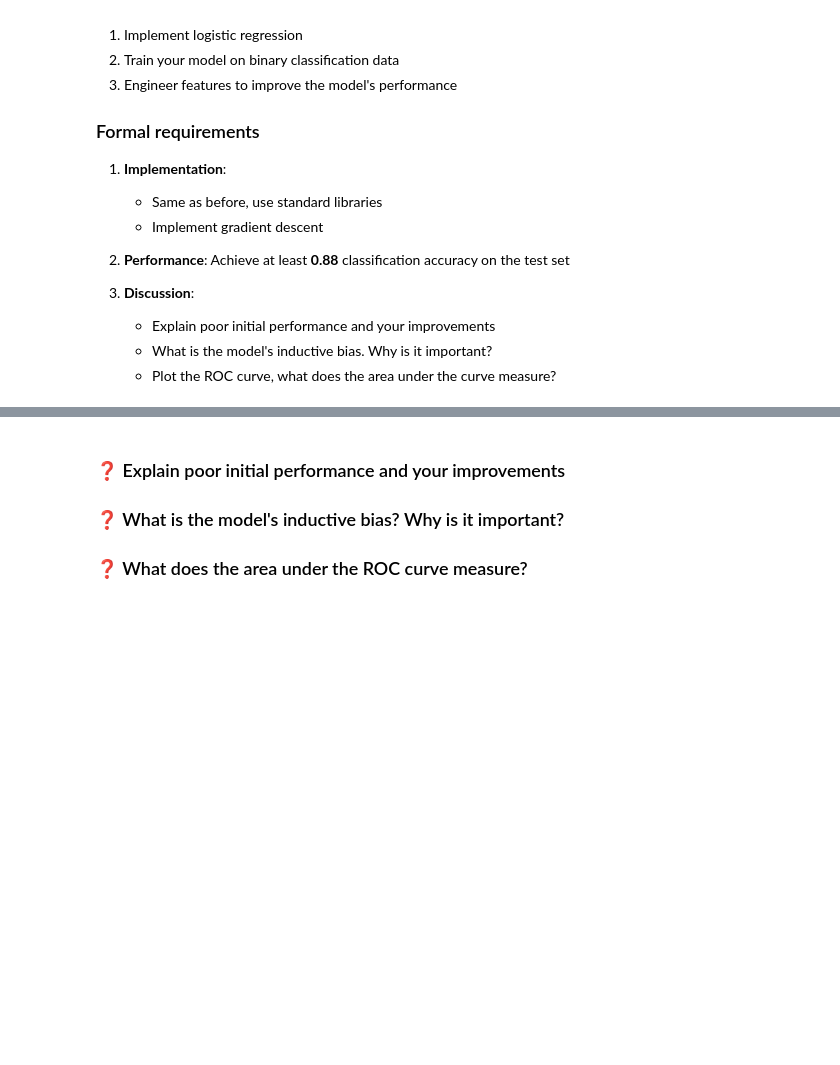
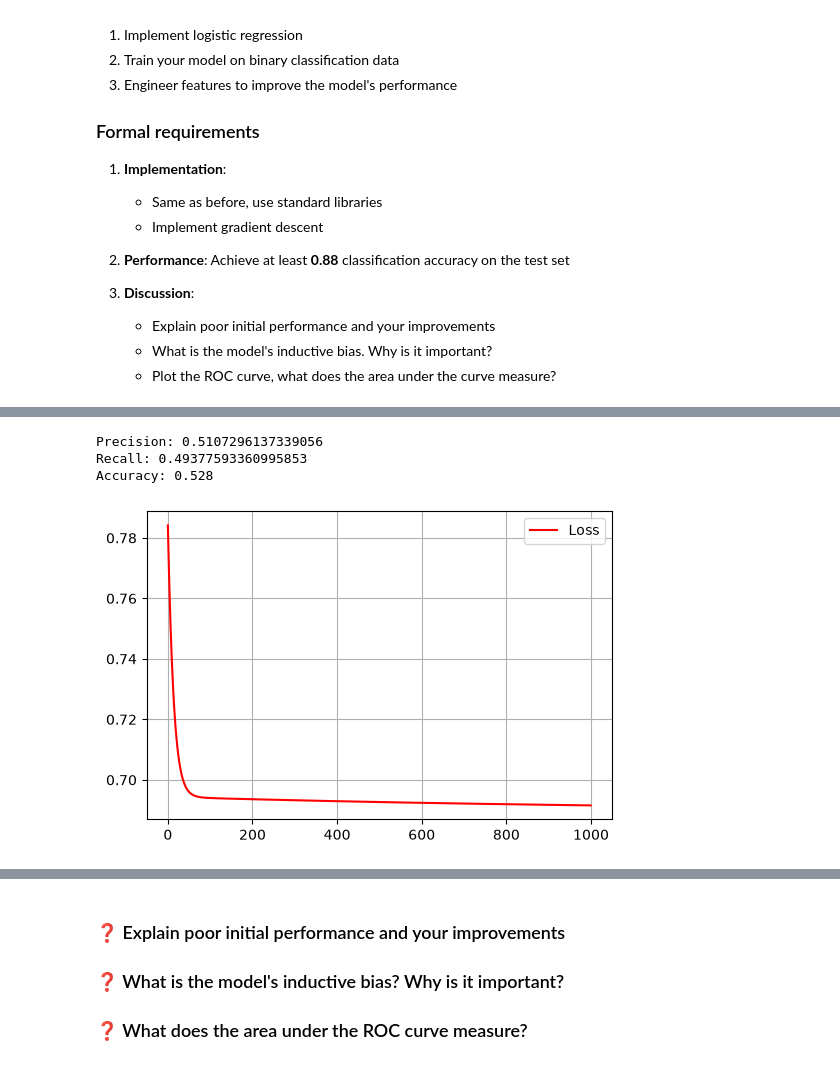
Before and after one commit to savmidt/tdt4172_intro_ml, a Jupyter notebook: Assignment1-1/problem.ipynb, the cells around one changed output, grey strips where cells are left out. Cells and saved outputs as stored; diff of their text form; code cells hidden in the pictures; blank space fills up the shorter version.

```diff
--- a/Assignment1-1/problem.ipynb
+++ b/Assignment1-1/problem.ipynb
@@ -196,0 +191,31 @@ conf = confusion_matrix(y_test, pred)
+# %%
+x_test = test[['x0', 'x1']].values
+y_test = test['y'].values
+
+pred = log.predict(x_test)
+
+# Performance metrics
+from sklearn.metrics import confusion_matrix
+def accuracy_test(y_true, y_pred, model : LogisticRegression):
+    conf = confusion_matrix(y_true, y_pred)
+    precision = conf[1][1] / (conf[1][1] + conf[0][1])
+    recall = conf[1][1] / (conf[1][1] + conf[1][0])
+    accuracy = np.mean(y_true == y_pred)
+    print("Precision: " + str(precision))
+    print("Recall: " + str(recall))
+    print("Accuracy: " + str(accuracy))
+
+    epochs = np.arange(0, model.n_iterations, 1)
+    plt.figure(figsize=(6,4))
+    plt.plot(epochs, model.loss_history, c='red', label = "Loss")
+    plt.grid(True)
+    plt.legend()
+    plt.show()
+
+
+accuracy_test(y_test, pred, log)
+# %% [output]
+Precision: 0.5107296137339056
+Recall: 0.49377593360995853
+Accuracy: 0.528
+[figure, added]
```
Also changed, not shown: parts of 4 cells of this notebook, 1 other file.
